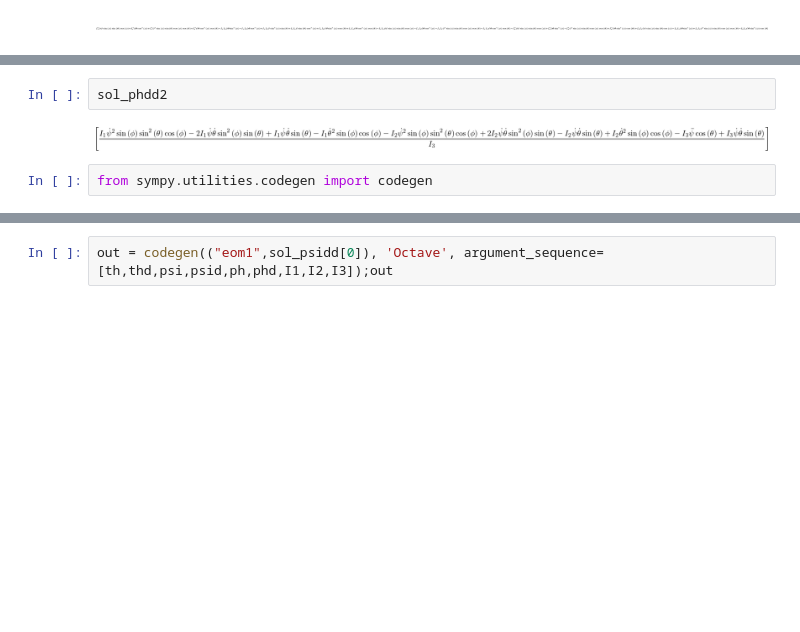
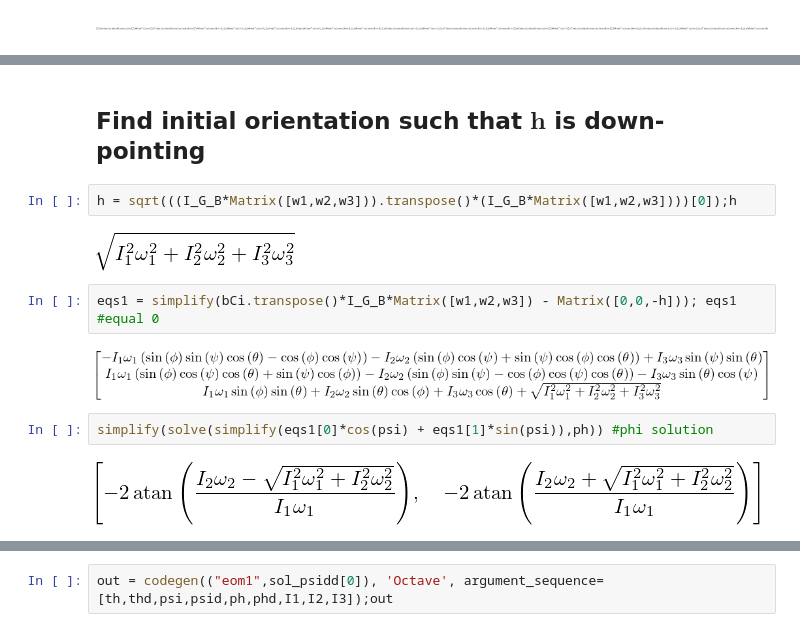
Before and after one commit to dsavransky/MAE4060, a Jupyter notebook: Notebooks/Torque Free 3-1-3 Body Dynamics.ipynb, the cells around one changed output, grey strips where cells are left out. Cells and saved outputs as stored; diff of their text form; blank space fills up the shorter version.

```diff
--- a/Notebooks/Torque Free 3-1-3 Body Dynamics.ipynb
+++ b/Notebooks/Torque Free 3-1-3 Body Dynamics.ipynb
@@ -91,6 +89,14 @@ sol_phdd2 = solve(dh_G_B[2],phdd)
-# %%
-sol_phdd2
-# %% [output]
-[figure, removed]
-# %%
-from sympy.utilities.codegen import codegen
+# %% [markdown]
+## Find initial orientation such that $\mathbf h$ is down-pointing
+# %%
+h = sqrt(((I_G_B*Matrix([w1,w2,w3])).transpose()*(I_G_B*Matrix([w1,w2,w3])))[0]);h
+# %% [output]
+[figure, added]
+# %%
+eqs1 = simplify(bCi.transpose()*I_G_B*Matrix([w1,w2,w3]) - Matrix([0,0,-h])); eqs1 #equal 0
+# %% [output]
+[figure, added]
+# %%
+simplify(solve(simplify(eqs1[0]*cos(psi) + eqs1[1]*sin(psi)),ph)) #phi solution
+# %% [output]
+[figure, added]
```
Also changed, not shown: parts of 25 cells of this notebook, 1 other file.
